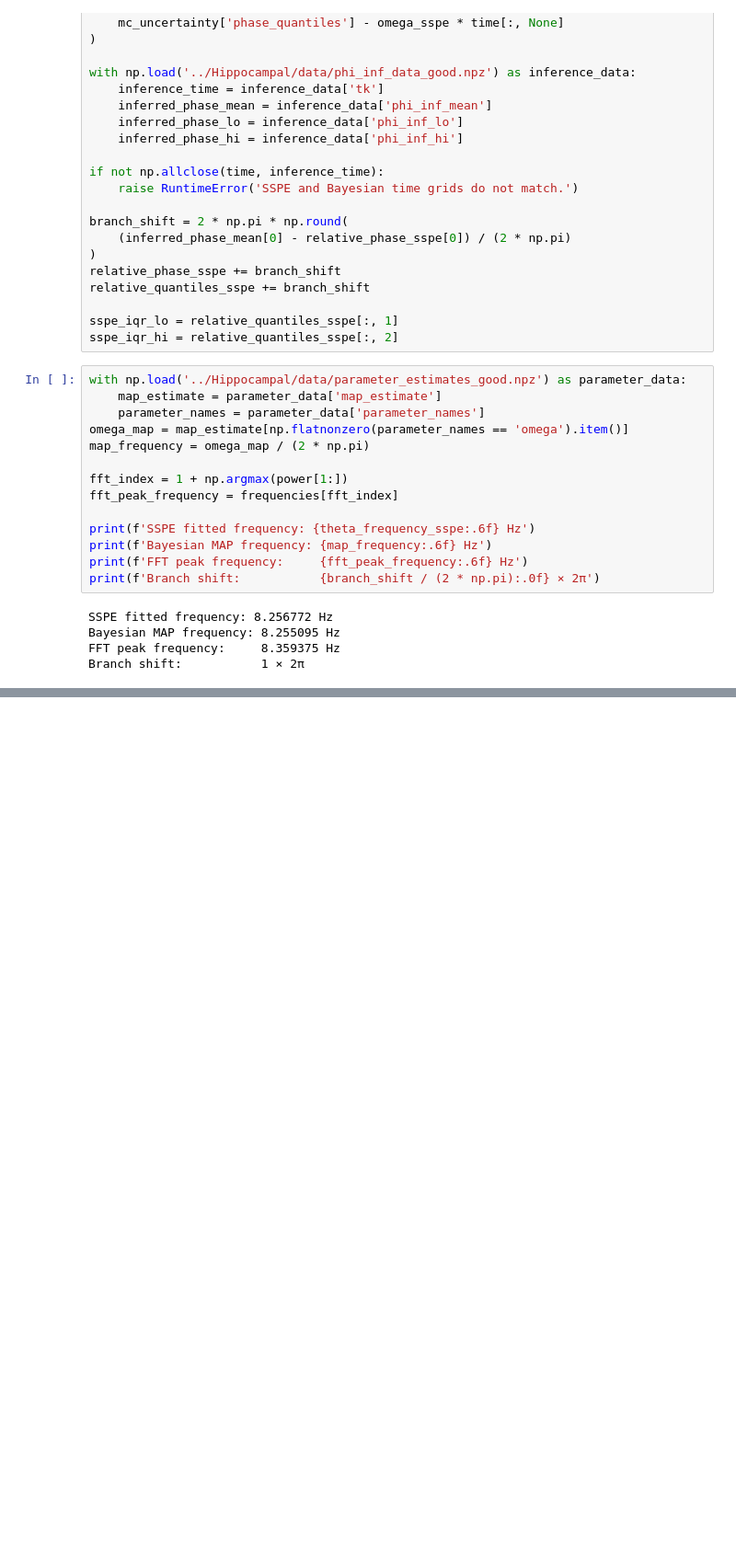
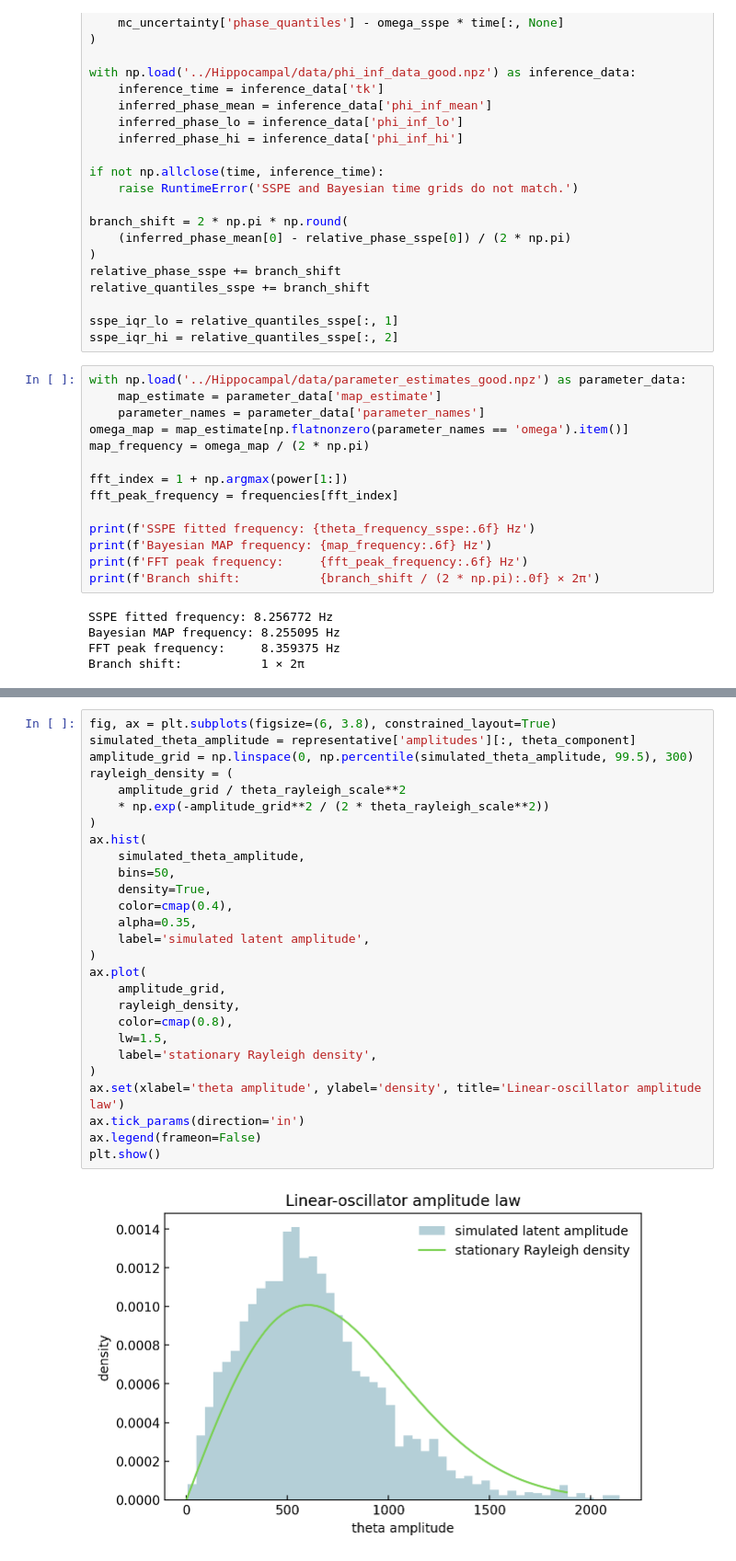
Before and after one commit to bishopgroup/phase-bayes, a Jupyter notebook: MethodComparisons/SSPE.ipynb, the cells around one changed output, grey strips where cells are left out. Shown at 92% size. Saved outputs shown, nothing was run; the diff lists cells and outputs as text; blank space fills up the shorter version.

```diff
--- a/MethodComparisons/SSPE.ipynb
+++ b/MethodComparisons/SSPE.ipynb
@@ -317,0 +451,29 @@ plt.show()
+# %%
+fig, ax = plt.subplots(figsize=(6, 3.8), constrained_layout=True)
+simulated_theta_amplitude = representative['amplitudes'][:, theta_component]
+amplitude_grid = np.linspace(0, np.percentile(simulated_theta_amplitude, 99.5), 300)
+rayleigh_density = (
+    amplitude_grid / theta_rayleigh_scale**2
+    * np.exp(-amplitude_grid**2 / (2 * theta_rayleigh_scale**2))
+)
+ax.hist(
+    simulated_theta_amplitude,
+    bins=50,
+    density=True,
+    color=cmap(0.4),
+    alpha=0.35,
+    label='simulated latent amplitude',
+)
+ax.plot(
+    amplitude_grid,
+    rayleigh_density,
+    color=cmap(0.8),
+    lw=1.5,
+    label='stationary Rayleigh density',
+)
+ax.set(xlabel='theta amplitude', ylabel='density', title='Linear-oscillator amplitude law')
+ax.tick_params(direction='in')
+ax.legend(frameon=False)
+plt.show()
+# %% [output]
+[figure, added]
```
Also changed, not shown: parts of 15 cells of this notebook, 1 other file.
